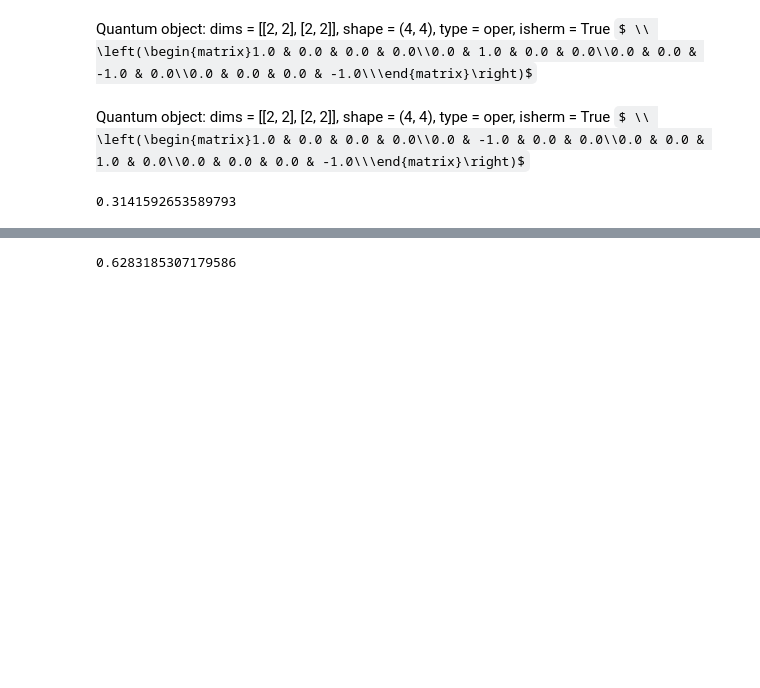
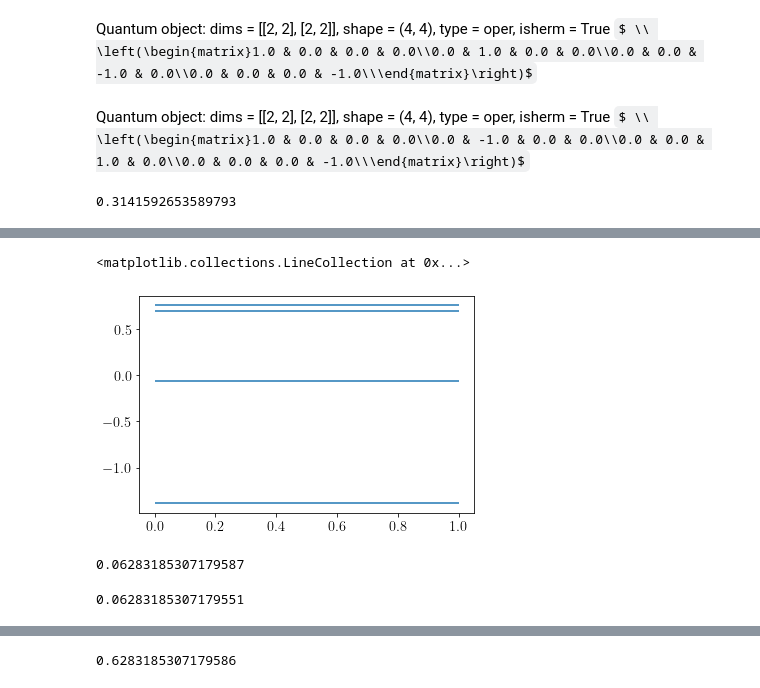
Before and after one commit to jam31118/kias-snu-winter-camp-2022, a Jupyter notebook: driven-two-interacting-qubit/driven-two-interacting-qubits.ipynb, the cells around one changed output, grey strips where cells are left out. Cells and saved outputs as stored; diff of their text form; code cells hidden in the pictures; some formulas as TeX source; blank space fills up the shorter version.

```diff
--- a/driven-two-interacting-qubit/driven-two-interacting-qubits.ipynb
+++ b/driven-two-interacting-qubit/driven-two-interacting-qubits.ipynb
@@ -140,3 +152,18 @@ array([-0.72256631, -0.09424778,  0.09424778,  0.72256631])
+# %%
+fig, ax = plt.subplots()
+
+ax.hlines(eigvals, 0, 1)
+# %% [output]
+<matplotlib.collections.LineCollection at 0x...>
+[figure, added]
+# %%
+Omega
+# %% [output]
+0.06283185307179587
+# %%
+eigvals[3] - eigvals[2]
+# %% [output]
+0.06283185307179551
 # %%
 eigvals[3] - eigvals[0]
 # %% [output]
```
Also changed, not shown: parts of 24 cells of this notebook.
